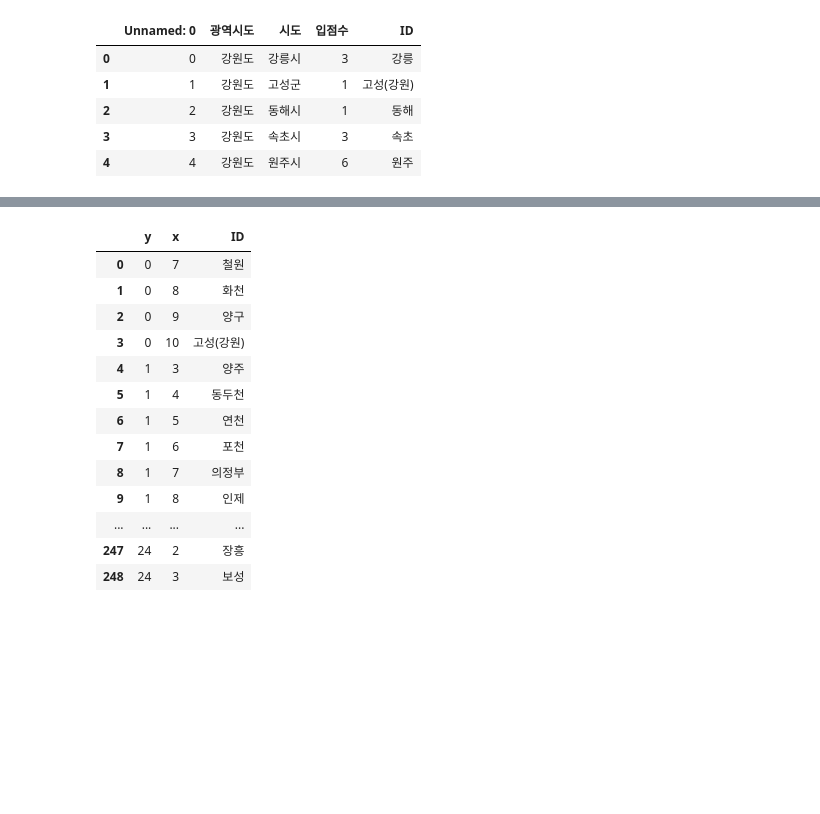
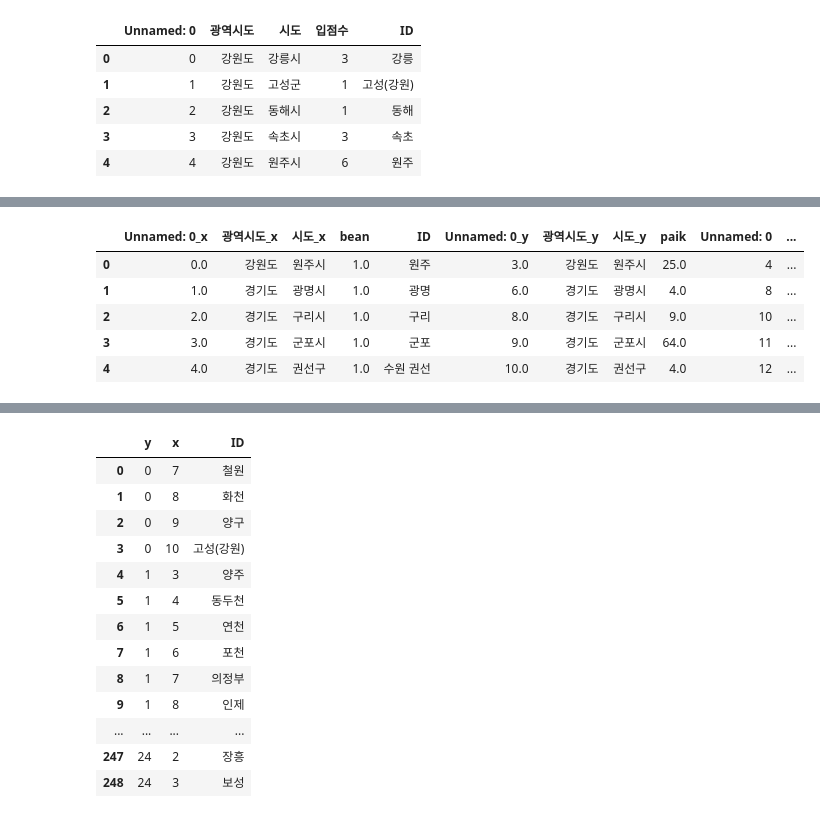
Before and after one commit to JadenChoi94/Python_DataScience, a Jupyter notebook: Coffee_index/커피지수.ipynb, the cells around one changed output, grey strips where cells are left out. Saved outputs shown, nothing was run; the diff lists cells and outputs as text; code cells hidden in the pictures; blank space fills up the shorter version.

```diff
--- a/Coffee_index/커피지수.ipynb
+++ b/Coffee_index/커피지수.ipynb
@@ -33,4 +33,4 @@ star.head()
 | 3 | 3 | 강원도 | 속초시 | 3 | 속초 |
 | 4 | 4 | 강원도 | 원주시 | 6 | 원주 |
 # %%
-pd.merge(bean, star, on="시도", how="outer")
+Coffee = pd.merge(bean, paik, on = 'ID', how = 'right')
@@ -55,0 +37,16 @@ pd.merge(bean, star, on="시도", how="outer")
+# %%
+Coffee = pd.merge(Coffee, star, on = 'ID', how = 'right')
+# %%
+Coffee.rename(columns = {'입점수_x': 'bean',
+                         '입점수_y': 'paik',
+                         '입점수': 'star'},
+              inplace = True)
+Coffee = Coffee.fillna(0)
+Coffee.head()
+# %% [output]
+|  | Unnamed: 0_x | 광역시도_x | 시도_x | bean | ID | Unnamed: 0_y | 광역시도_y | 시도_y | paik | Unnamed: 0 | ... |
+| 0 | 0.0 | 강원도 | 원주시 | 1.0 | 원주 | 3.0 | 강원도 | 원주시 | 25.0 | 4 | ... |
+| 1 | 1.0 | 경기도 | 광명시 | 1.0 | 광명 | 6.0 | 경기도 | 광명시 | 4.0 | 8 | ... |
+| 2 | 2.0 | 경기도 | 구리시 | 1.0 | 구리 | 8.0 | 경기도 | 구리시 | 9.0 | 10 | ... |
+| 3 | 3.0 | 경기도 | 군포시 | 1.0 | 군포 | 9.0 | 경기도 | 군포시 | 64.0 | 11 | ... |
+| 4 | 4.0 | 경기도 | 권선구 | 1.0 | 수원 권선 | 10.0 | 경기도 | 권선구 | 4.0 | 12 | ... |
```
Also changed, not shown: parts of 19 cells of this notebook, 8 other files.
